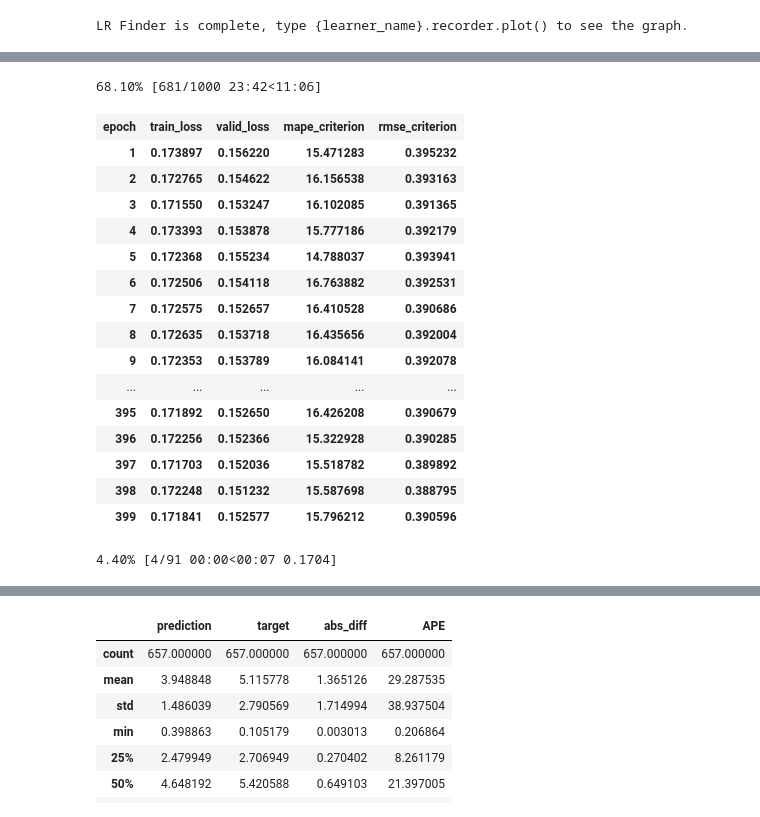
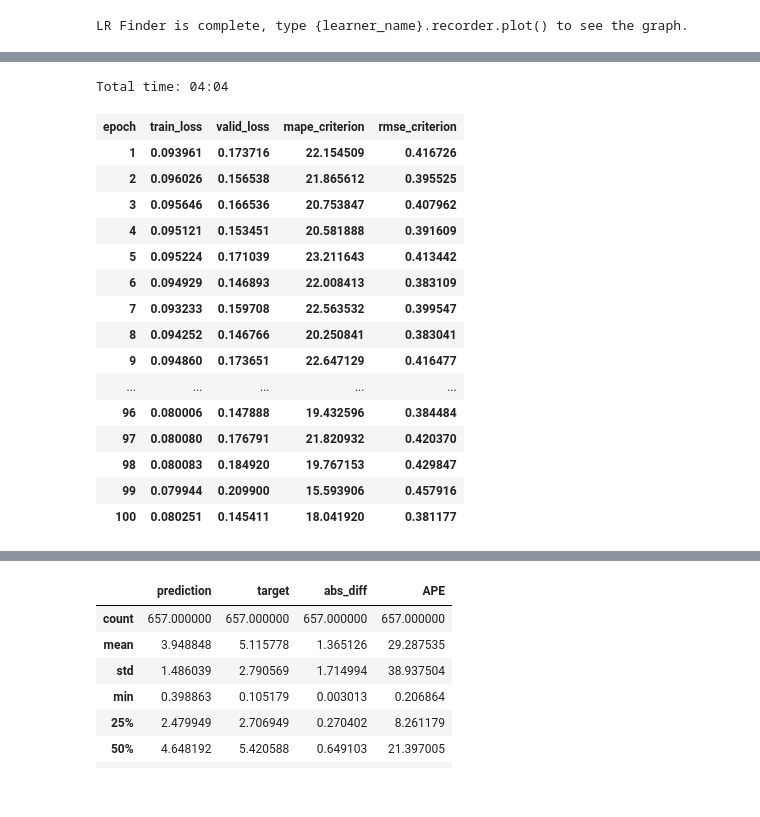
Before and after one commit to hennimohammed/speedup_model, a Jupyter notebook: speedup_adam_batch_norm_True_MSE_nlayers_5_log_True.ipynb, the cells around one changed output, grey strips where cells are left out. Cells and saved outputs as stored; diff of their text form; code cells hidden in the pictures.

```diff
--- a/speedup_adam_batch_norm_True_MSE_nlayers_5_log_True.ipynb
+++ b/speedup_adam_batch_norm_True_MSE_nlayers_5_log_True.ipynb
@@ -29,25 +29,24 @@ l.recorder.plot()
 # %%
-lr = 1e-05
+lr = 1e-5
 # %%
-l.fit_one_cycle(1000, lr)
+l.fit_one_cycle(100, lr)
 # %% [output]
-68.10% [681/1000 23:42<11:06]
+Total time: 04:04
 | epoch | train_loss | valid_loss | mape_criterion | rmse_criterion |
-| 1 | 0.173897 | 0.156220 | 15.471283 | 0.395232 |
-| 2 | 0.172765 | 0.154622 | 16.156538 | 0.393163 |
-| 3 | 0.171550 | 0.153247 | 16.102085 | 0.391365 |
-| 4 | 0.173393 | 0.153878 | 15.777186 | 0.392179 |
-| 5 | 0.172368 | 0.155234 | 14.788037 | 0.393941 |
-| 6 | 0.172506 | 0.154118 | 16.763882 | 0.392531 |
-| 7 | 0.172575 | 0.152657 | 16.410528 | 0.390686 |
-| 8 | 0.172635 | 0.153718 | 16.435656 | 0.392004 |
-| 9 | 0.172353 | 0.153789 | 16.084141 | 0.392078 |
+| 1 | 0.093961 | 0.173716 | 22.154509 | 0.416726 |
+| 2 | 0.096026 | 0.156538 | 21.865612 | 0.395525 |
+| 3 | 0.095646 | 0.166536 | 20.753847 | 0.407962 |
+| 4 | 0.095121 | 0.153451 | 20.581888 | 0.391609 |
+| 5 | 0.095224 | 0.171039 | 23.211643 | 0.413442 |
+| 6 | 0.094929 | 0.146893 | 22.008413 | 0.383109 |
+| 7 | 0.093233 | 0.159708 | 22.563532 | 0.399547 |
+| 8 | 0.094252 | 0.146766 | 20.250841 | 0.383041 |
+| 9 | 0.094860 | 0.173651 | 22.647129 | 0.416477 |
 | ... | ... | ... | ... | ... |
-| 395 | 0.171892 | 0.152650 | 16.426208 | 0.390679 |
-| 396 | 0.172256 | 0.152366 | 15.322928 | 0.390285 |
-| 397 | 0.171703 | 0.152036 | 15.518782 | 0.389892 |
-| 398 | 0.172248 | 0.151232 | 15.587698 | 0.388795 |
-| 399 | 0.171841 | 0.152577 | 15.796212 | 0.390596 |
+| 96 | 0.080006 | 0.147888 | 19.432596 | 0.384484 |
+| 97 | 0.080080 | 0.176791 | 21.820932 | 0.420370 |
+| 98 | 0.080083 | 0.184920 | 19.767153 | 0.429847 |
+| 99 | 0.079944 | 0.209900 | 15.593906 | 0.457916 |
+| 100 | 0.080251 | 0.145411 | 18.041920 | 0.381177 |
-4.40% [4/91 00:00<00:07 0.1704]
 # %%
 l.recorder.plot_losses()
```
Also changed, not shown: parts of 7 cells of this notebook, 7 other files.
